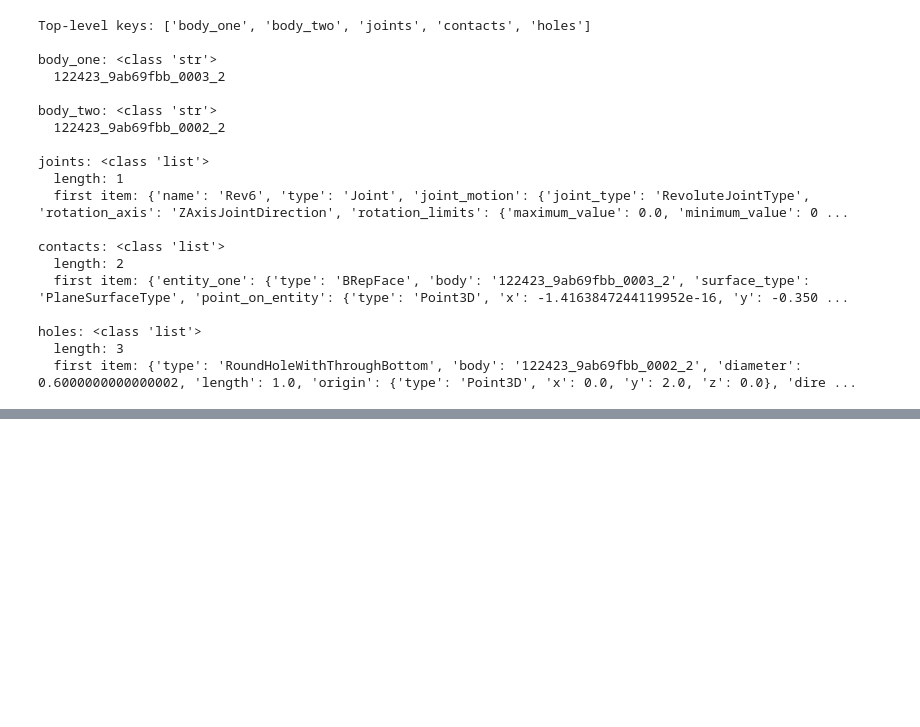
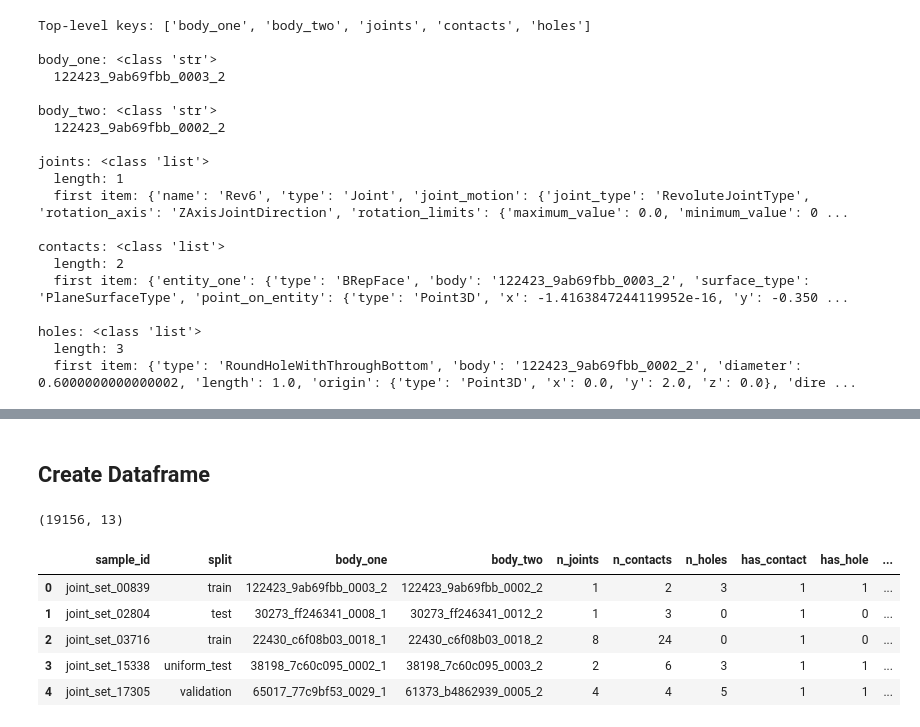
Before and after one commit to Janakrish1/cad-assembly-pattern-mining, a Jupyter notebook: notebooks/01_dataset_inspection.ipynb, the cells around one changed output, grey strips where cells are left out. Cells and saved outputs as stored; diff of their text form; code cells hidden in the pictures; blank space fills up the shorter version.

```diff
--- a/notebooks/01_dataset_inspection.ipynb
+++ b/notebooks/01_dataset_inspection.ipynb
@@ -193,0 +196,9 @@ holes: <class 'list'>
+# %%
+split_lookup = {}
+
+for split_name, ids in split_data.items():
+    for sid in ids:
+        split_lookup[sid] = split_name
+
+print("Total split ids:", len(split_lookup))
+list(split_lookup.items())[:10]
@@ -193,0 +217,8 @@ holes: <class 'list'>
+# %%
+joint_set_files = [
+    f for f in json_files
+    if f.stem.startswith("joint_set_")
+]
+
+print("Number of joint_set JSON files:", len(joint_set_files))
+joint_set_files[:10]
@@ -193,0 +301,14 @@ holes: <class 'list'>
+# %% [markdown]
+## Create Dataframe
+# %%
+df_pairs = pd.DataFrame(rows)
+print(df_pairs.shape)
+df_pairs.head()
+# %% [output]
+(19156, 13)
+|  | sample_id | split | body_one | body_two | n_joints | n_contacts | n_holes | has_contact | has_hole | ... |
+| 0 | joint_set_00839 | train | 122423_9ab69fbb_0003_2 | 122423_9ab69fbb_0002_2 | 1 | 2 | 3 | 1 | 1 | ... |
+| 1 | joint_set_02804 | test | 30273_ff246341_0008_1 | 30273_ff246341_0012_2 | 1 | 3 | 0 | 1 | 0 | ... |
+| 2 | joint_set_03716 | train | 22430_c6f08b03_0018_1 | 22430_c6f08b03_0018_2 | 8 | 24 | 0 | 1 | 0 | ... |
+| 3 | joint_set_15338 | uniform_test | 38198_7c60c095_0002_1 | 38198_7c60c095_0003_2 | 2 | 6 | 3 | 1 | 1 | ... |
+| 4 | joint_set_17305 | validation | 65017_77c9bf53_0029_1 | 61373_b4862939_0005_2 | 4 | 4 | 5 | 1 | 1 | ... |
```
Also changed, not shown: parts of 18 cells of this notebook, 1 other file.
